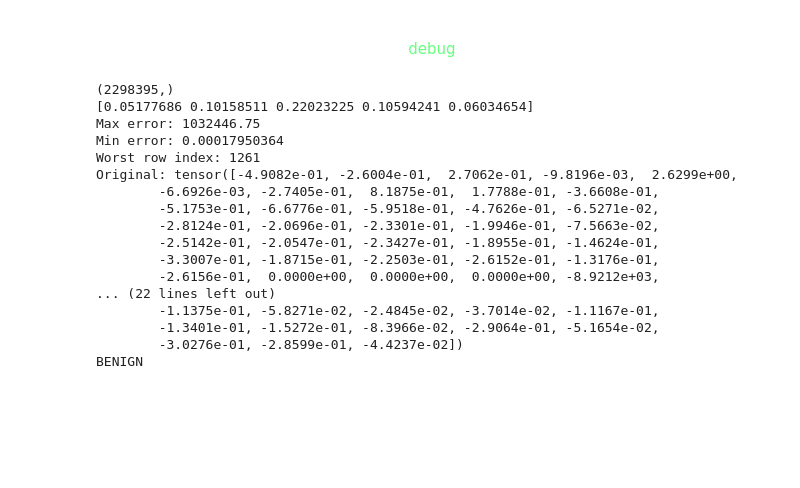
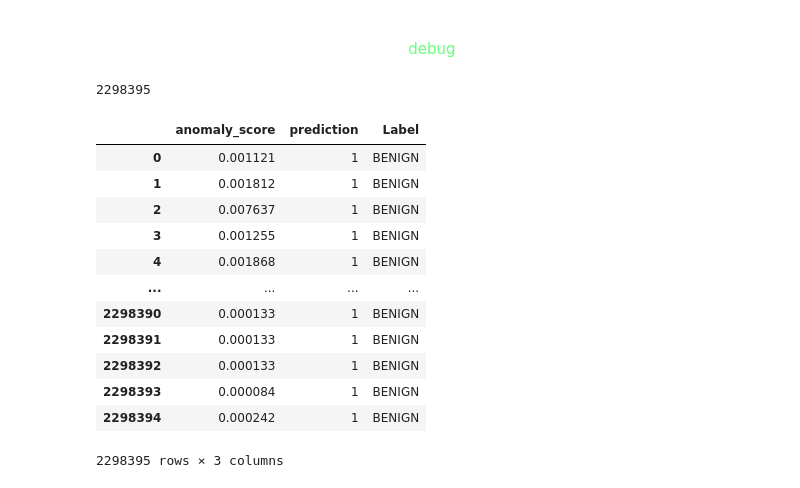
Before and after one commit to m-icha-l/Anomaly_detection_ML, a Jupyter notebook: Anomaly_detect_Autoencoder.ipynb, the cells around one changed output. Saved outputs shown, nothing was run; the diff lists cells and outputs as text; code cells hidden in the pictures; blank space fills up the shorter version.

```diff
--- a/Anomaly_detect_Autoencoder.ipynb
+++ b/Anomaly_detect_Autoencoder.ipynb
@@ -232,32 +235,20 @@ Name: DDoS, Detected: 63.6212%
 
 </div>
 # %%
-print(reconstruction_error.shape)
-print(reconstruction_error[:5])
-print("Max error:", reconstruction_error.max())
-print("Min error:", reconstruction_error.min())
-
-max_idx = np.argmax(reconstruction_error)
-print("Worst row index:", max_idx)
-print("Original:", X_test_tensor[max_idx])
-print("Reconstructed:", reconstructed[max_idx])
-
-print(df_test_1_labels[107])
+print(len(df_test_1))
+df
 # %% [output]
-(2298395,)
-[0.05177686 0.10158511 0.22023225 0.10594241 0.06034654]
-Max error: 1032446.75
-Min error: 0.00017950364
-Worst row index: 1261
-Original: tensor([-4.9082e-01, -2.6004e-01,  2.7062e-01, -9.8196e-03,  2.6299e+00,
-        -6.6926e-03, -2.7405e-01,  8.1875e-01,  1.7788e-01, -3.6608e-01,
-        -5.1753e-01, -6.6776e-01, -5.9518e-01, -4.7626e-01, -6.5271e-02,
-        -2.8124e-01, -2.0696e-01, -2.3301e-01, -1.9946e-01, -7.5663e-02,
-        -2.5142e-01, -2.0547e-01, -2.3427e-01, -1.8955e-01, -1.4624e-01,
-        -3.3007e-01, -1.8715e-01, -2.2503e-01, -2.6152e-01, -1.3176e-01,
-        -2.6156e-01,  0.0000e+00,  0.0000e+00,  0.0000e+00, -8.9212e+03,
-... (22 lines left out)
-        -1.1375e-01, -5.8271e-02, -2.4845e-02, -3.7014e-02, -1.1167e-01,
-        -1.3401e-01, -1.5272e-01, -8.3966e-02, -2.9064e-01, -5.1654e-02,
-        -3.0276e-01, -2.8599e-01, -4.4237e-02])
-BENIGN
+2298395
+|  | anomaly_score | prediction | Label |
+| 0 | 0.001121 | 1 | BENIGN |
+| 1 | 0.001812 | 1 | BENIGN |
+| 2 | 0.007637 | 1 | BENIGN |
+| 3 | 0.001255 | 1 | BENIGN |
+| 4 | 0.001868 | 1 | BENIGN |
+| ... | ... | ... | ... |
+| 2298390 | 0.000133 | 1 | BENIGN |
+| 2298391 | 0.000133 | 1 | BENIGN |
+| 2298392 | 0.000133 | 1 | BENIGN |
+| 2298393 | 0.000084 | 1 | BENIGN |
+| 2298394 | 0.000242 | 1 | BENIGN |
+2298395 rows × 3 columns
```
Also changed, not shown: parts of 5 cells of this notebook, 5 other files.
